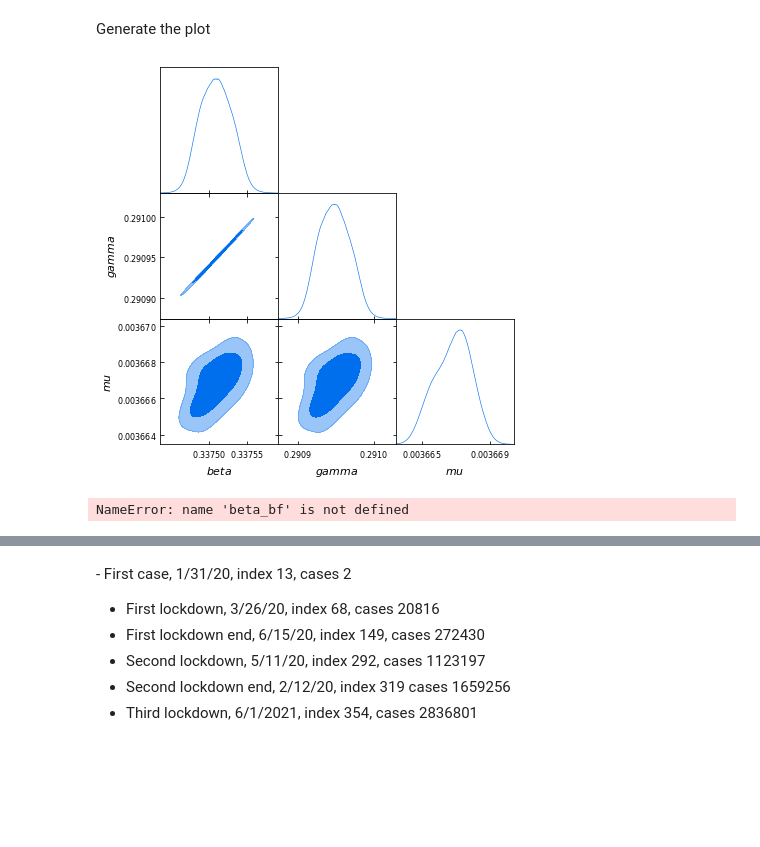
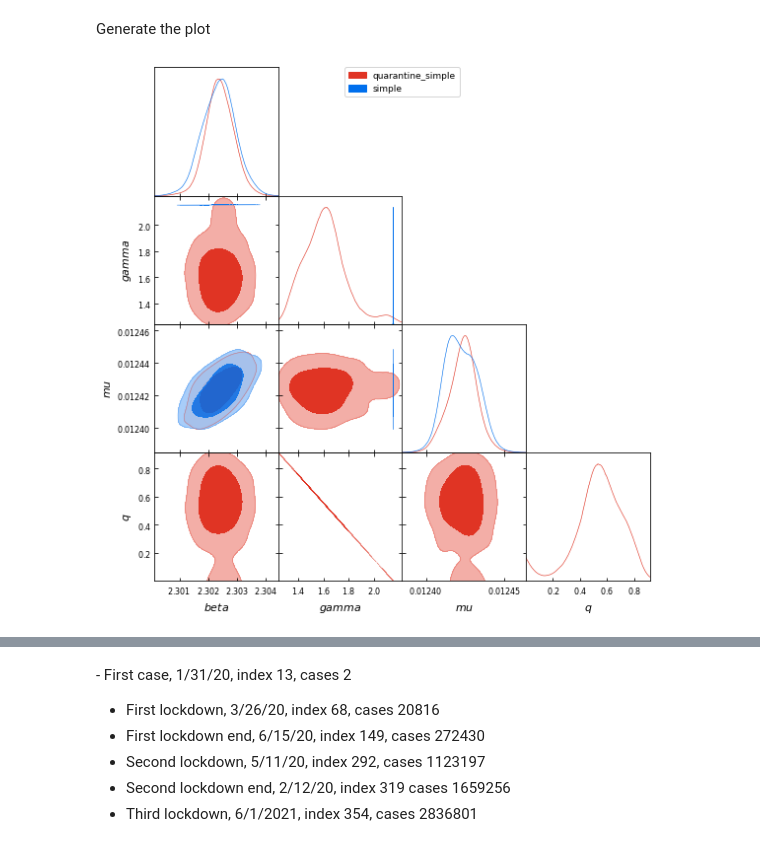
Before and after one commit to Pablo-Lemos/covid_mcmc, a Jupyter notebook: notebooks/plot_chains.ipynb, the cells around one changed output, grey strips where cells are left out. Cells and saved outputs as stored; diff of their text form; code cells hidden in the pictures; blank space fills up the shorter version.

Commit message:
Updated plotting script

```diff
--- a/notebooks/plot_chains.ipynb
+++ b/notebooks/plot_chains.ipynb
@@ -16,12 +17,14 @@ Data file not found
 # %% [markdown]
 Load the samples
 # %%
-gdsamples = loadMCSamples('../chains/simple', settings={'smooth_scale_2D':0.6, 'smooth_scale_1D':0.5})
+gdsamples2 = loadMCSamples('../chains/simple', settings={'smooth_scale_2D':0.6, 'smooth_scale_1D':0.5})
+gdsamples3 = loadMCSamples('../chains/quarantine_simple', settings={'smooth_scale_2D':0.6, 'smooth_scale_1D':0.5})
+gdsamples = loadMCSamples('../chains/quarantine_global', settings={'smooth_scale_2D':0.6, 'smooth_scale_1D':0.5})
 # %% [markdown]
 Generate the plot
 # %%
 g = gdplt.get_subplot_plotter()
-g.triangle_plot(gdsamples, ['beta', 'gamma', 'mu'], filled=True)
+g.triangle_plot([gdsamples3, gdsamples2], ['beta', 'gamma', 'mu','q'], filled=True)
 # %% [output]
-[figure, old version]
+[figure, new version]
 # %%
@@ -31,16 +36,35 @@ gamma_bf = bestfit['gamma']
 # %%
-I_data, i_firstcase = read_data('../data/time_series_covid19_confirmed_global.csv')
+I_data, i_firstcase = read_data('../data/time_series_covid19_confirmed_global.csv', country = 'United Kingdom')
 I_data = I_data[i_firstcase:]
+
+D_data, _ = read_data('../data/time_series_covid19_deaths_global.csv', country = 'United Kingdom', undo_cumulative=False)
+D_data = D_data[i_firstcase:]
+D_data = np.clip(D_data, a_min = 1e-1, a_max = None)
+
+# Correct two big outliers
+#I_data[152] = I_data[151]
+#I_data[153] = I_data[154]
+I_data= I_data[:150]
+D_data= D_data[:150]
 
 # Total population, N.
 N = 66.65*1e6 # Approximate population of the UK
 # Number of days.
 ndays = len(I_data)
+
 # Initial number of infected and recovered individuals, I0 and R0.
-I0, R0 = I_data[0], 0
+I0, Q0, R0, D0 = I_data[0], 0, 0, 0
 # Everyone else, S0, is susceptible to infection initially.
-S0 = N - I0 - R0
+S0 = N - I0 - Q0 - R0 - D0
 
-_, I_theory, _= integrate_SIR(S0, I0, R0, ndays, beta_bf, gamma_bf)
+# Each person is infected for approximately 14 days
+Itot = np.zeros_like(I_data)
+for i in range(ndays):
+    if i<13:
+        Itot[i] = np.sum(I_data[:i+1])
+    else:
+        Itot[i] = np.sum(I_data[i-13:i+1])
+
+I_data = Itot
+
+_, I_theory, _,  _, D_theory = integrate_SIR(S0, I0, Q0, R0, D0, ndays, beta_bf, gamma_bf, q_bf, mu_bf)
-# %% [output]
-NameError: name 'beta_bf' is not defined
```
Also changed, not shown: parts of 5 cells of this notebook.
